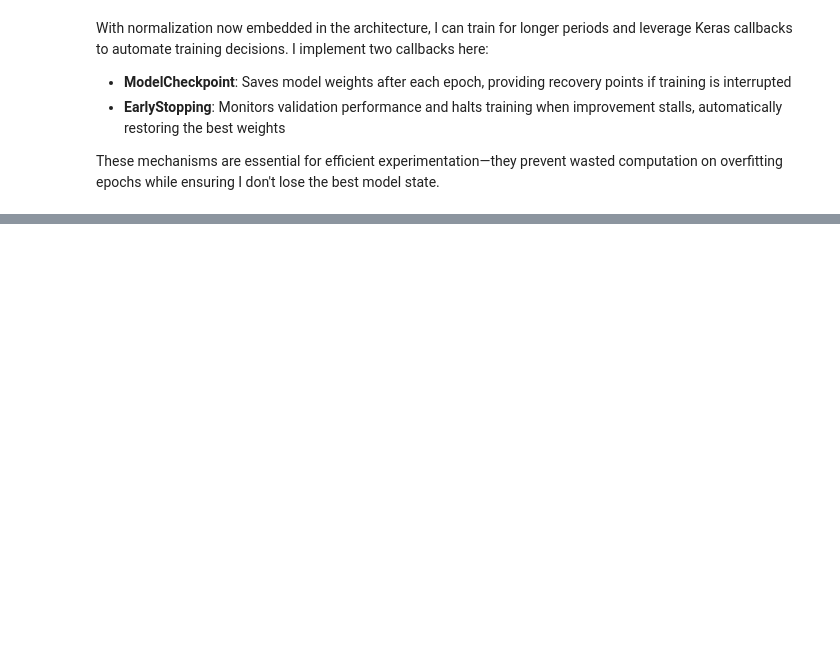
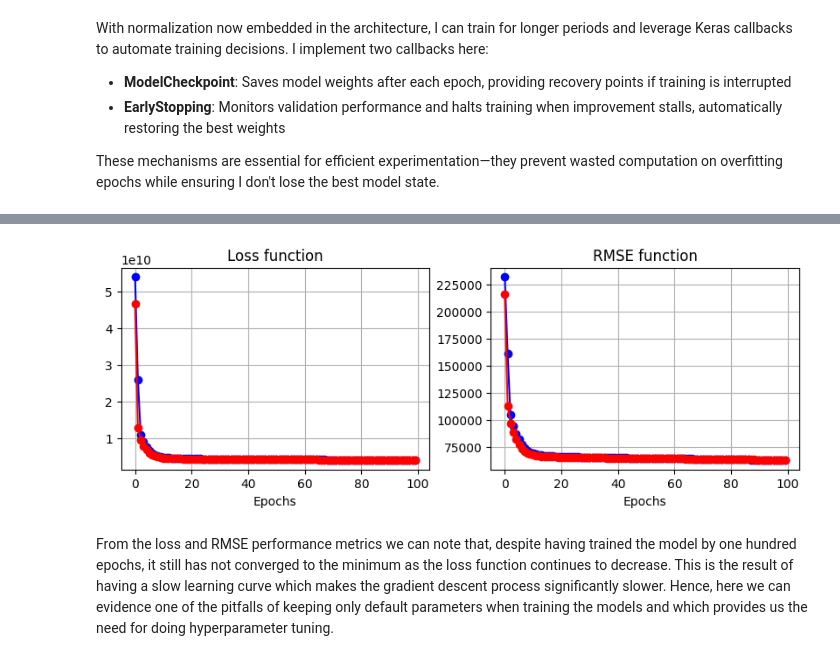
Before and after one commit to nescuderor/Personal_portfolio, a Jupyter notebook: 04_Neural_networks/02_basic_architectures.ipynb, the cells around one changed output, grey strips where cells are left out. Saved outputs shown, nothing was run; the diff lists cells and outputs as text; code cells hidden in the pictures; blank space fills up the shorter version.

```diff
--- a/04_Neural_networks/02_basic_architectures.ipynb
+++ b/04_Neural_networks/02_basic_architectures.ipynb
@@ -308,0 +310,23 @@ Epoch 100/100
+# %%
+# Visualizing the evolution ot the training
+evolution = history.history
+
+# Visualizing the evolution of loss function and RMSE.
+fig, (ax1, ax2) = plt.subplots(ncols= 2, figsize= (10, 3))
+ax1.plot(history.epoch, evolution["loss"], "-ob", label="Training loss")
+ax1.plot(history.epoch, evolution["val_loss"], "-or", label="Validation loss")
+ax1.set_xlabel("Epochs")
+ax1.set_title("Loss function")
+ax1.grid()
+
+ax2.plot(history.epoch, evolution["root_mean_squared_error"], "-ob", label="Training RMSE")
+ax2.plot(history.epoch, evolution["val_root_mean_squared_error"], "-or", label="Validation RMSE")
+ax2.set_xlabel("Epochs")
+ax2.set_title("RMSE function")
+ax2.grid()
+
+plt.show()
+# %% [output]
+[figure, added]
+# %% [markdown]
+From the loss and RMSE performance metrics we can note that, despite having trained the model by one hundred epochs, it still has not converged to the minimum as the loss function continues to decrease. This is the result of having a slow learning curve which makes the gradient descent process significantly slower. Hence, here we can evidence one of the pitfalls of keeping only default parameters when training the models and which provides us the need for doing hyperparameter tuning.
```
Also changed, not shown: parts of 23 cells of this notebook.
